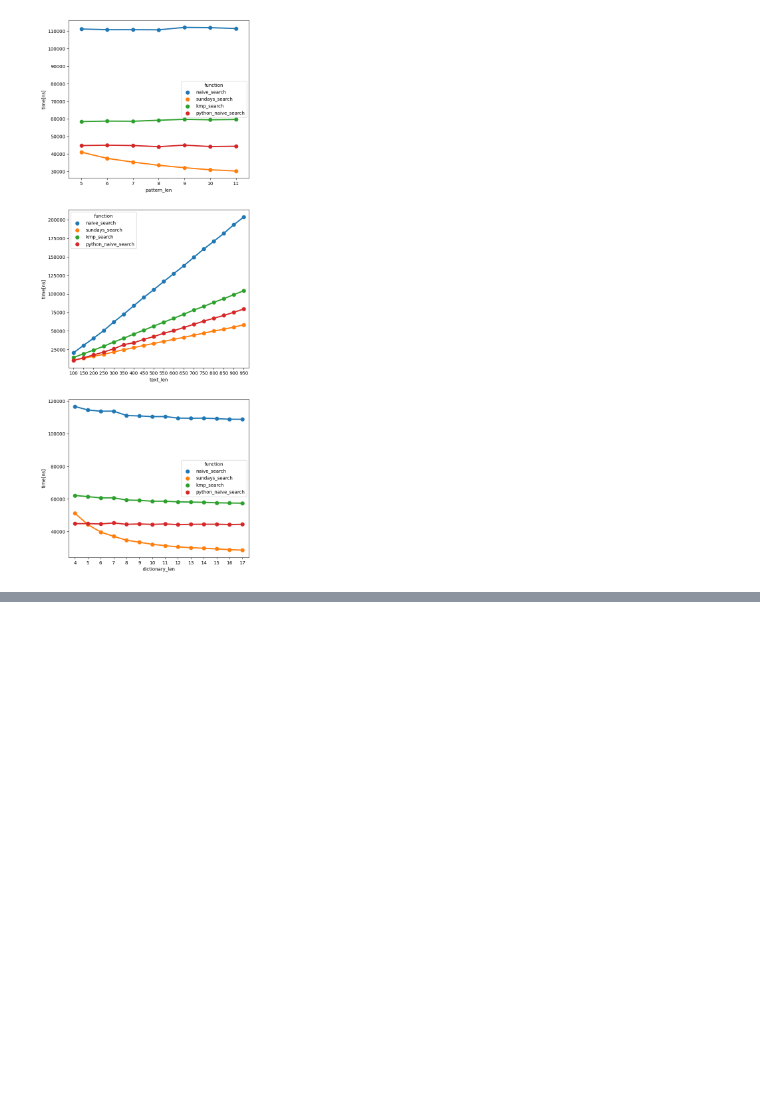
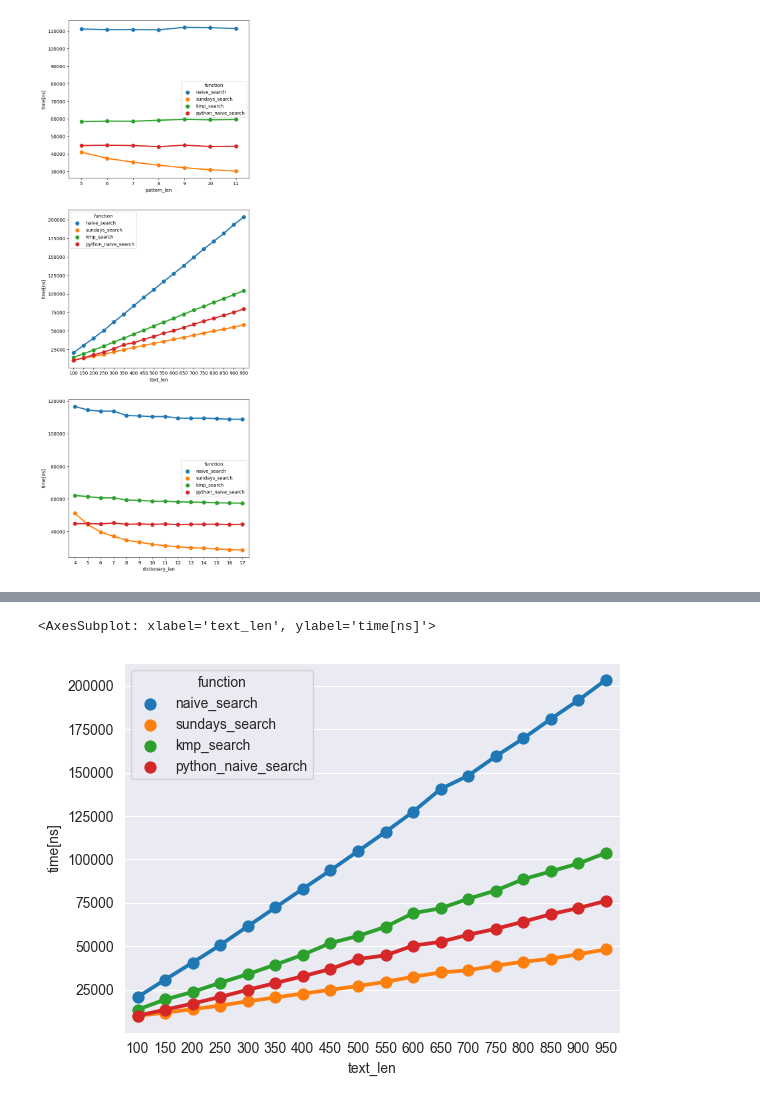
Before and after one commit to bruderooo/Algorithms, a Jupyter notebook: algorithms/task1/compare.ipynb, the cells around one changed output, grey strips where cells are left out. Cells and saved outputs as stored; diff of their text form; code cells hidden in the pictures; blank space fills up the shorter version.

```diff
--- a/algorithms/task1/compare.ipynb
+++ b/algorithms/task1/compare.ipynb
@@ -15,0 +28,5 @@ for col, ax in zip(('pattern_len', 'text_len', 'dictionary_len', 'python_naive_s
+# %%
+load_and_plot('text_len')
+# %% [output]
+<AxesSubplot: xlabel='text_len', ylabel='time[ns]'>
+[figure, added]
```
Also changed, not shown: parts of 3 cells of this notebook, 4 other files.
